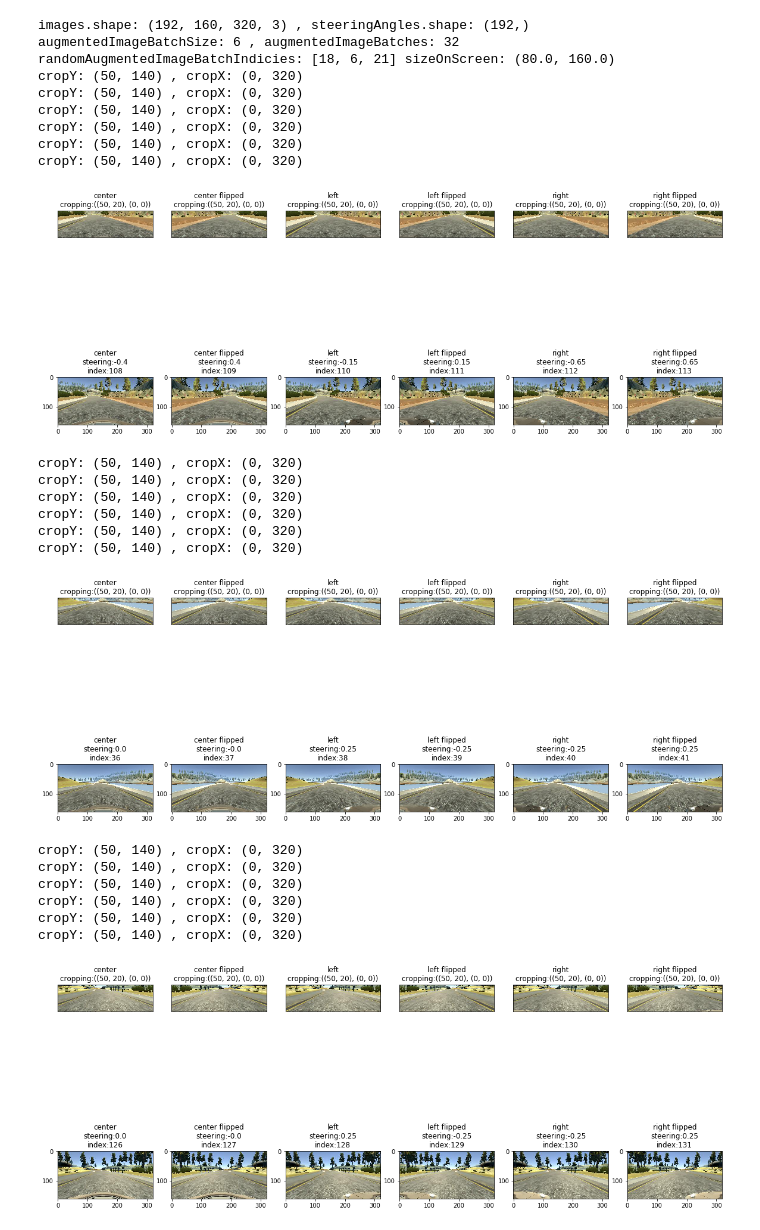
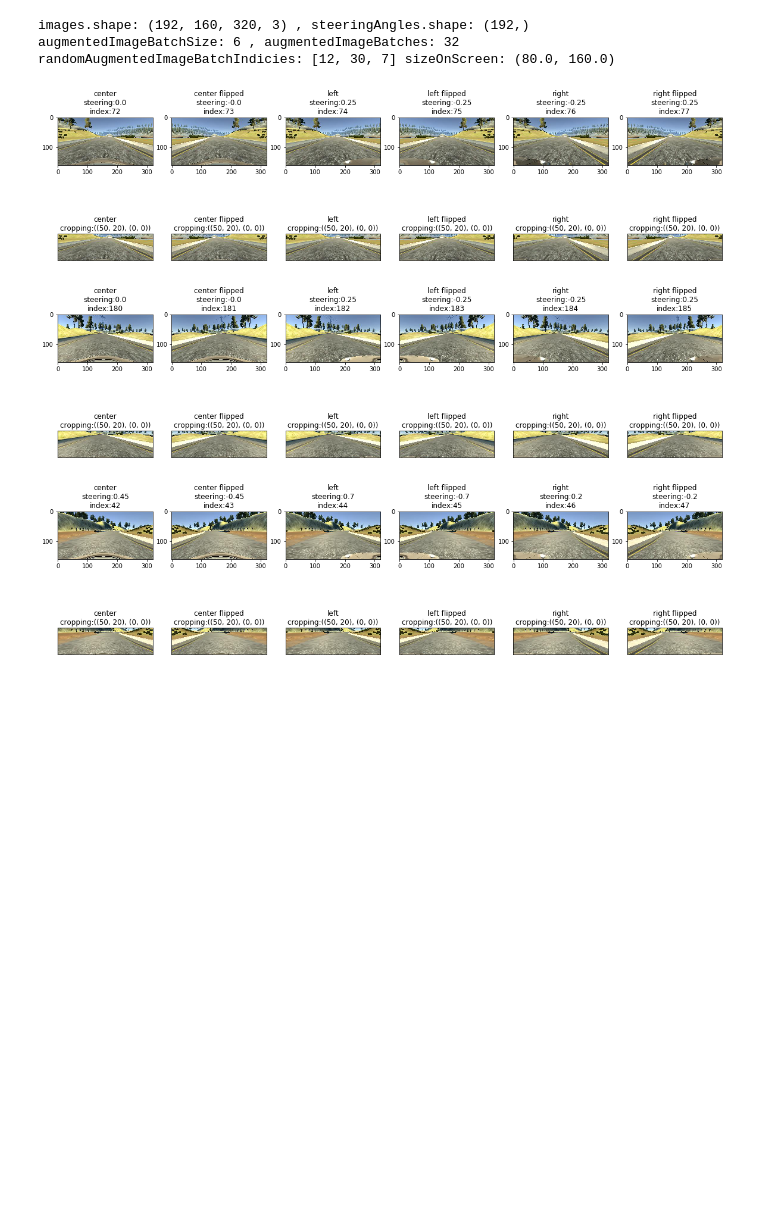
Before and after one commit to autohandle/CarNDBehavioralCloningP3, a Jupyter notebook: GeneratorBehavioralCloning.ipynb, the cells around one changed output. Saved outputs shown, nothing was run; the diff lists cells and outputs as text; code cells hidden in the pictures; blank space fills up the shorter version.

```diff
--- a/GeneratorBehavioralCloning.ipynb
+++ b/GeneratorBehavioralCloning.ipynb
@@ -28,8 +33,12 @@ import cv2
 import numpy as np
 import sklearn
 
-AUGMENTEDIMAGESBY=3
-AUGMENTEDIMAGESBY=6 # add flipped images
+
+if FLIPIMAGES:
+    AUGMENTEDIMAGESBY=6 # add flipped images
+else:
+    AUGMENTEDIMAGESBY=3
+
 
 def readImage(imagePathOnRemote):
     filename=imagePathOnRemote.split("/")[-1]
@@ -57,13 +66,14 @@ def generator(lines, batchSize=128, shuffleData=True):
                     image=readImage(imagePathOnRemote)
                     if (image is None):
                         print ("line:", line)
-                        print("image:", image, ", imagePath:", imagePath)
+                        print("image:", image, ", imagePathOnRemote:", imagePathOnRemote)
                         exit
                     images.append(image)
                     steering=float(line[STEERINGMEASUEMENT])+STERRINGADJUSTMENT[camera]
                     steeringMeasurements.append(steering)
-                    images.append(cv2.flip(image,1))
-                    steeringMeasurements.append(steering*-1)
+                    if FLIPIMAGES:
+                        images.append(cv2.flip(image,1))
+                        steeringMeasurements.append(steering*-1)
                     assert len(images)==len(steeringMeasurements)
 
             # trim image to only see section with road
@@ -105,8 +115,11 @@ import random
 
 IMAGECROP=((50,20), (0,0))
 
-imageNames=["center", "left", "right"]
-imageNames=["center", "center flipped", "left", "left flipped","right", "right flipped"]
+if FLIPIMAGES:
+    imageNames=["center", "center flipped", "left", "left flipped","right", "right flipped"]
+else:
+    imageNames=["center", "left", "right"]
+
 NUMBEROFSAMPLESTOSHOW=3
 
 def plot_images(images, steeringAngles, imageNames):
@@ -127,56 +140,41 @@ def plot_images(images, steeringAngles, imageNames):
         beginningListIndexForBatch=augmentedImageBatchSize*randomAugmentedBatchIndex
         #print("augmentedBatchIndex:", augmentedBatchIndex,", randomAugmentedImageBatchIndicies:", randomAugmentedImageBatchIndicies, ", beginningListIndexForBatch:", beginningListIndexForBatch)
         #print("beginningListIndexForBatch:", beginningListIndexForBatch, "from batch:", randomAugmentedBatchIndex)
-        batchFigure=plt.figure(augmentedBatchIndex+1, figsize=(20,20))
+        if FLIPIMAGES:
+            batchFigure=plt.figure(augmentedBatchIndex+1, figsize=(20,12))
+        else:
+            batchFigure=plt.figure(augmentedBatchIndex+1, figsize=(20,15))
         #batchFigure=plt.figure(augmentedBatchIndex+1)
         batchFigureTitle="batch #"+str(randomAugmentedBatchIndex)+"("+str(beginningListIndexForBatch)+") of "+str(augmentedImageBatches)
         #print("batchFigureTitle:", batchFigureTitle)
         #batchFigure.suptitle(batchFigureTitle)
         for imageId in range(augmentedImageBatchSize):
             listIndex=beginningListIndexForBatch+imageId
             imageToPlot=cv2.cvtColor(images[listIndex], cv2.COLOR_BGR2RGB)
-            axis=batchFigure.add_subplot(1, augmentedImageBatchSize, imageId+1)
+            axis=batchFigure.add_subplot(2, augmentedImageBatchSize, imageId+1)
             subplotTitle=imageNames[imageId]+"\nsteering:"+str(steeringAngles[listIndex])+"\nindex:"+str(listIndex)
             #print("subplotTitle:", subplotTitle)
             axis.set_title(subplotTitle)
             #plt.subplot(1, augmentedImageBatchSize, imageId+1, xticks=[], yticks=[])
             plt.imshow(imageToPlot)
             cropY=(IMAGECROP[0][0],imageToPlot.shape[0]-IMAGECROP[0][1])
             cropX=(IMAGECROP[1][0],imageToPlot.shape[1]-IMAGECROP[1][1])
-            print("cropY:", cropY, ", cropX:", cropX)
+            #print("cropY:", cropY, ", cropX:", cropX)
             croppedImage=imageToPlot[cropY[0]:cropY[1],cropX[0]:cropX[1],:]
-            axis=batchFigure.add_subplot(2, augmentedImageBatchSize, imageId+1, xticks=[], yticks=[])
+            axis=batchFigure.add_subplot(1, augmentedImageBatchSize, imageId+1, xticks=[], yticks=[])
             subplotTitle=imageNames[imageId]+"\ncropping:"+str(IMAGECROP)
             #print("subplotTitle:", subplotTitle)
             axis.set_title(subplotTitle)
             #plt.subplot(1, augmentedImageBatchSize, imageId+1, xticks=[], yticks=[])
             plt.imshow(croppedImage)
         plt.show()
         plt.close()
 
 plot_images(firstTrainingBatch, firstSteeringBatch, imageNames)
 # %% [output]
 images.shape: (192, 160, 320, 3) , steeringAngles.shape: (192,)
 augmentedImageBatchSize: 6 , augmentedImageBatches: 32
-randomAugmentedImageBatchIndicies: [18, 6, 21] sizeOnScreen: (80.0, 160.0)
-cropY: (50, 140) , cropX: (0, 320)
-cropY: (50, 140) , cropX: (0, 320)
-cropY: (50, 140) , cropX: (0, 320)
-cropY: (50, 140) , cropX: (0, 320)
-cropY: (50, 140) , cropX: (0, 320)
-cropY: (50, 140) , cropX: (0, 320)
+randomAugmentedImageBatchIndicies: [12, 30, 7] sizeOnScreen: (80.0, 160.0)
-[figure, old version]
+[figure, new version]
-cropY: (50, 140) , cropX: (0, 320)
-cropY: (50, 140) , cropX: (0, 320)
-cropY: (50, 140) , cropX: (0, 320)
-cropY: (50, 140) , cropX: (0, 320)
-cropY: (50, 140) , cropX: (0, 320)
-cropY: (50, 140) , cropX: (0, 320)
-[figure, old version]
+[figure, new version]
-cropY: (50, 140) , cropX: (0, 320)
-cropY: (50, 140) , cropX: (0, 320)
-cropY: (50, 140) , cropX: (0, 320)
-cropY: (50, 140) , cropX: (0, 320)
-cropY: (50, 140) , cropX: (0, 320)
-cropY: (50, 140) , cropX: (0, 320)
-[figure, old version]
+[figure, new version]
```
Also changed, not shown: parts of 6 cells of this notebook.
